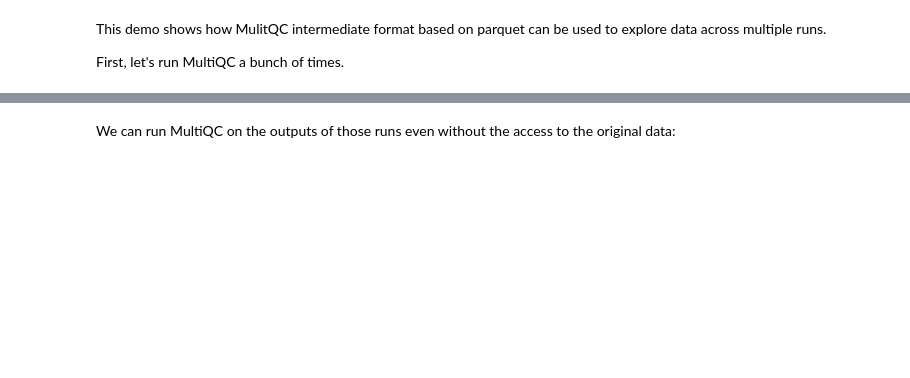
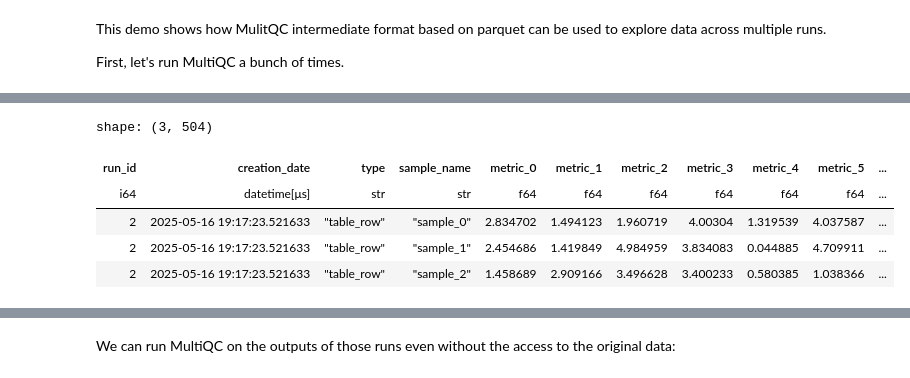
Before and after one commit to MultiQC/example-timeline, a Jupyter notebook: timeline.ipynb, the cells around one changed output, grey strips where cells are left out. Cells and saved outputs as stored; diff of their text form; code cells hidden in the pictures; blank space fills up the shorter version.

```diff
--- a/timeline.ipynb
+++ b/timeline.ipynb
@@ -4,0 +73,11 @@ First, let's run MultiQC a bunch of times.
+# %%
+parquet_path = "s3://vlad-megaqc/simulated/wide_10runs_10mod_5sec_100samples_50metrics/run_2.parquet"
+df = pl.read_parquet(parquet_path).filter(pl.col("type") == "table_row")
+df.head(3)
+# %% [output]
+shape: (3, 504)
+| run_id | creation_date | type | sample_name | metric_0 | metric_1 | metric_2 | metric_3 | metric_4 | metric_5 | ... |
+| i64 | datetime[μs] | str | str | f64 | f64 | f64 | f64 | f64 | f64 | ... |
+| 2 | 2025-05-16 19:17:23.521633 | "table_row" | "sample_0" | 2.834702 | 1.494123 | 1.960719 | 4.00304 | 1.319539 | 4.037587 | ... |
+| 2 | 2025-05-16 19:17:23.521633 | "table_row" | "sample_1" | 2.454686 | 1.419849 | 4.984959 | 3.834083 | 0.044885 | 4.709911 | ... |
+| 2 | 2025-05-16 19:17:23.521633 | "table_row" | "sample_2" | 1.458689 | 2.909166 | 3.496628 | 3.400233 | 0.580385 | 1.038366 | ... |
```
Also changed, not shown: parts of 12 cells of this notebook, 1 other file.
